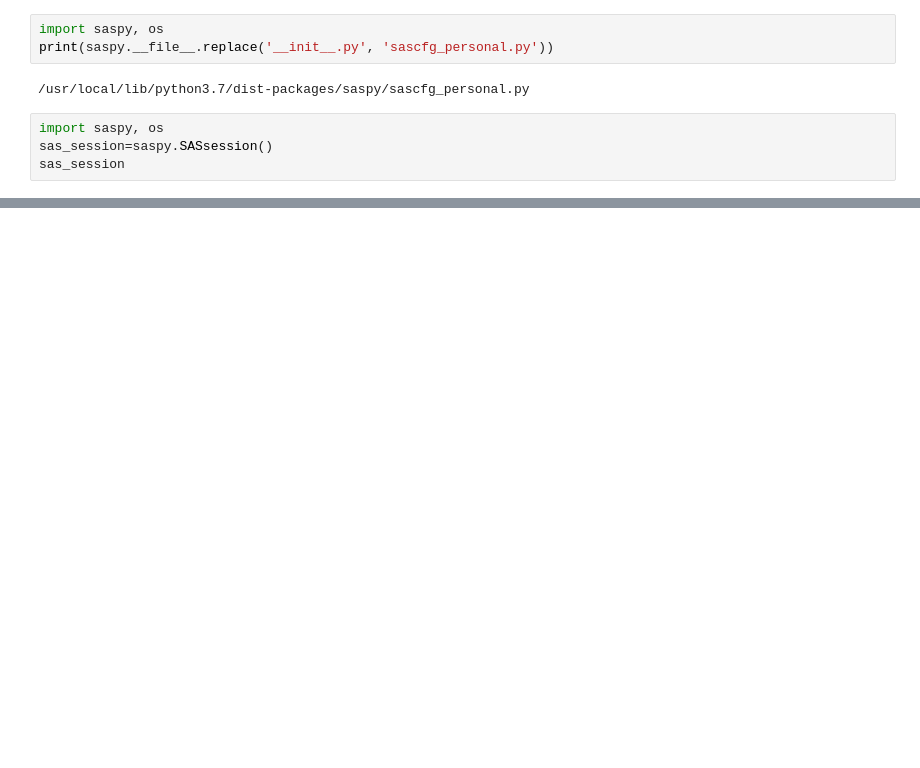
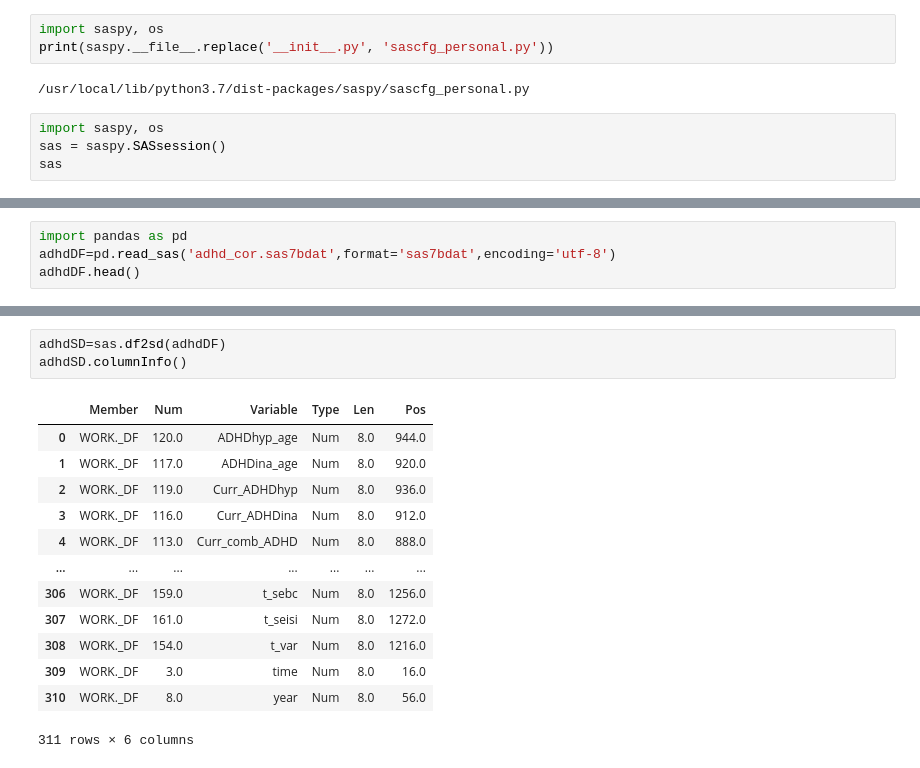
Before and after one commit to YuehMintTai/000, a Jupyter notebook: SASPyTry20220206.ipynb, the cells around one changed output, grey strips where cells are left out. Drawn from its saved outputs; the diff is of its cells as text; blank space fills up the shorter version.

```diff
--- a/SASPyTry20220206.ipynb
+++ b/SASPyTry20220206.ipynb
@@ -19,8 +21,8 @@ print(saspy.__file__.replace('__init__.py', 'sascfg_personal.py'))
 /usr/local/lib/python3.7/dist-packages/saspy/sascfg_personal.py
 # %%
 import saspy, os
-sas_session=saspy.SASsession()
-sas_session
+sas = saspy.SASsession()
+sas
 # %% [output]
 Using SAS Config named: oda
 Error trying to read authinfo file:/root/.authinfo
@@ -42,0 +47,4 @@ KeyError: ignored
+# %%
+import pandas as pd
+adhdDF=pd.read_sas('adhd_cor.sas7bdat',format='sas7bdat',encoding='utf-8')
+adhdDF.head()
@@ -42,0 +59,17 @@ KeyError: ignored
+# %%
+adhdSD=sas.df2sd(adhdDF)
+adhdSD.columnInfo()
+# %% [output]
+|  | Member | Num | Variable | Type | Len | Pos |
+| 0 | WORK._DF | 120.0 | ADHDhyp_age | Num | 8.0 | 944.0 |
+| 1 | WORK._DF | 117.0 | ADHDina_age | Num | 8.0 | 920.0 |
+| 2 | WORK._DF | 119.0 | Curr_ADHDhyp | Num | 8.0 | 936.0 |
+| 3 | WORK._DF | 116.0 | Curr_ADHDina | Num | 8.0 | 912.0 |
+| 4 | WORK._DF | 113.0 | Curr_comb_ADHD | Num | 8.0 | 888.0 |
+| ... | ... | ... | ... | ... | ... | ... |
+| 306 | WORK._DF | 159.0 | t_sebc | Num | 8.0 | 1256.0 |
+| 307 | WORK._DF | 161.0 | t_seisi | Num | 8.0 | 1272.0 |
+| 308 | WORK._DF | 154.0 | t_var | Num | 8.0 | 1216.0 |
+| 309 | WORK._DF | 3.0 | time | Num | 8.0 | 16.0 |
+| 310 | WORK._DF | 8.0 | year | Num | 8.0 | 56.0 |
+311 rows × 6 columns
```
Also changed, not shown: parts of 4 cells of this notebook.
